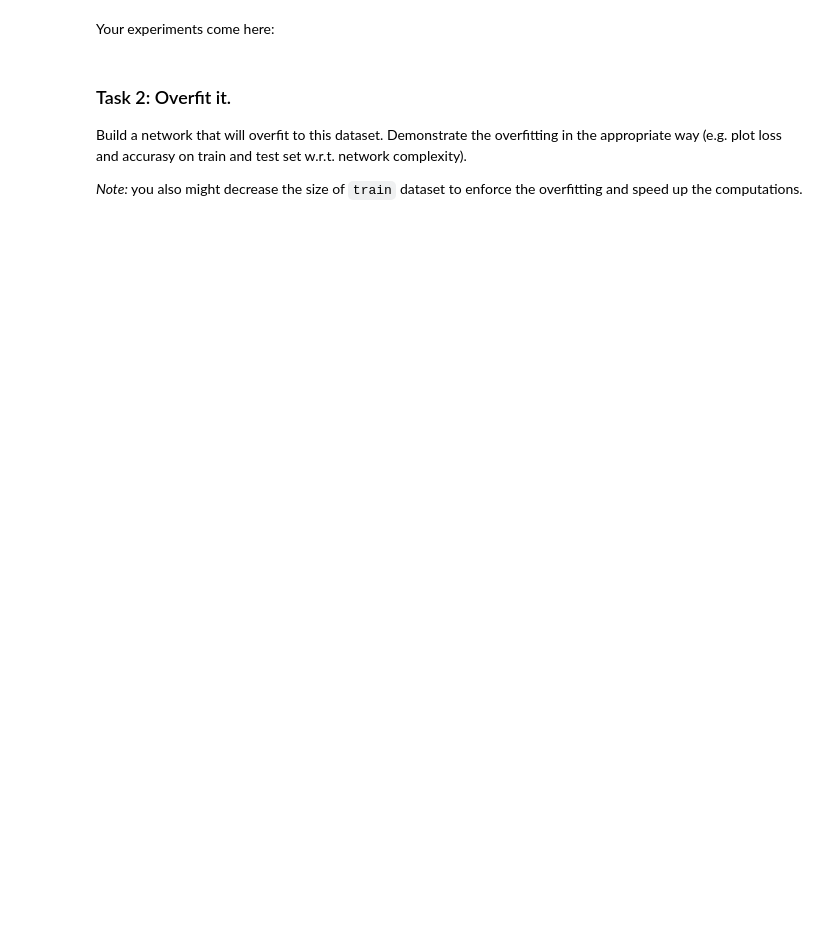
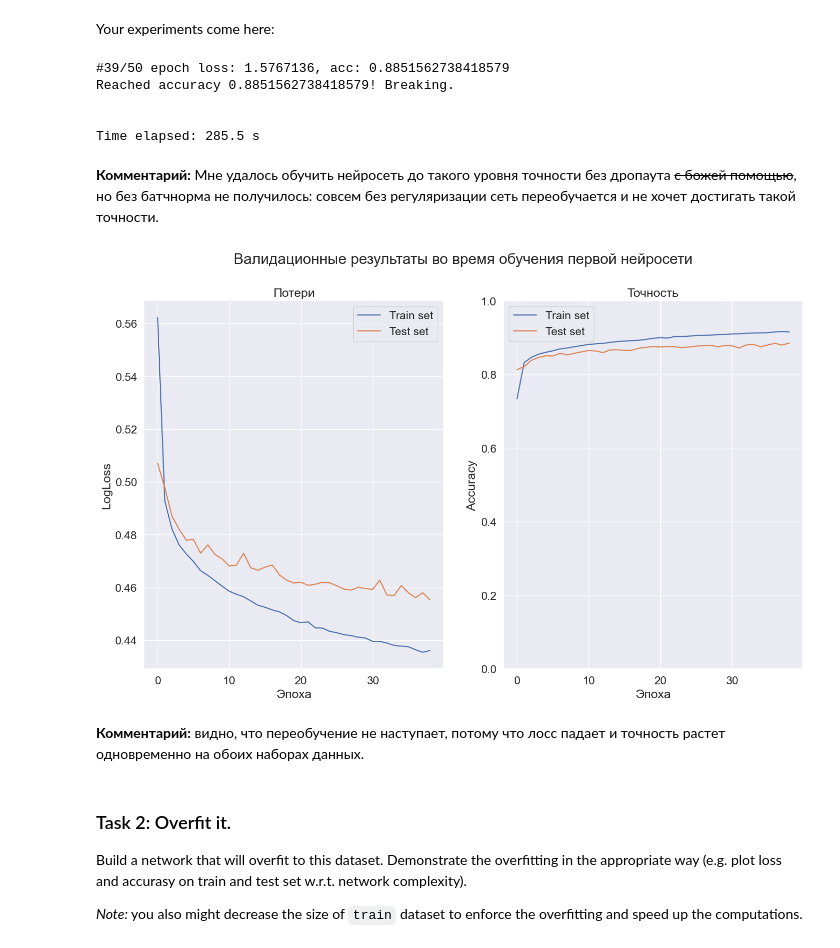
Before and after one commit to JulesIMF/ml-course, a Jupyter notebook: homeworks/lab02_deep_learning/Lab2_DL_part2_overfitting.ipynb, the cells around one changed output. Drawn from its saved outputs; the diff is of its cells as text; code cells hidden in the pictures; blank space fills up the shorter version.

```diff
--- a/homeworks/lab02_deep_learning/Lab2_DL_part2_overfitting.ipynb
+++ b/homeworks/lab02_deep_learning/Lab2_DL_part2_overfitting.ipynb
@@ -86,6 +87,12 @@ train_loader = torch.utils.data.DataLoader(fmnist_dataset_train,
                                            batch_size=128,
                                            shuffle=True,
                                            num_workers=2)
+
+overfit_train_loader = torch.utils.data.DataLoader(Subset(fmnist_dataset_train, torch.arange(15000)),
+                                           batch_size=128,
+                                           shuffle=True,
+                                           num_workers=2)
+
 test_loader = torch.utils.data.DataLoader(fmnist_dataset_test,
                                           batch_size=256,
                                           shuffle=False,
@@ -165,7 +179,7 @@ def accuracy(predictions, labels):
     acc = torch.sum(torch.eq(input=torch.argmax(predictions, dim=1), other=labels))
     return acc / len(labels)
 
-def train(net, n_epoch, train_loader, test_loader, optimizer, criterion):
+def train(net, n_epoch, train_loader, test_loader, optimizer, criterion, acc_break = 1.0):
     train_loss_history = []
     train_acc_history = []
     test_loss_history = []
@@ -209,12 +223,12 @@ def train(net, n_epoch, train_loader, test_loader, optimizer, criterion):
             mean_acc = total_acc / iters
             test_loss_history.append(mean_loss)
             test_acc_history.append(mean_acc)
-            print(f'#{i + 1}/{n_epoch} epoch loss: {round(mean_loss, 7)}, acc: {mean_acc}', end='\r')
-            if (mean_acc >= 0.885):
-                print("\nReached accuracy {mean_acc}! Breaking.\n")
+            print(f'#{i + 1}/{n_epoch} epoch loss: {round(mean_loss, 7)}, acc: {mean_acc} ({train_acc_history[-1]})', end='\r')
+            if (mean_acc >= acc_break):
+                print(f"\nReached accuracy {mean_acc}! Breaking.\n")
                 break
 
-    print("\n", end='')
+    # print("\n", end='')
     return time() - start, \
            train_loss_history, \
            train_acc_history, \
@@ -236,2 +237,20 @@ Time elapsed: 187.9 s
 # %% [markdown]
 Your experiments come here:
+# %%
+net = TinyNeuralNetwork().to(device)
+optimizer = torch.optim.Adam(net.parameters(), lr=4e-4)
+criterion = nn.CrossEntropyLoss()
+n_epoch = 50
+
+time_tiny, train_loss_tiny, train_acc_tiny, test_loss_tiny, test_acc_tiny = \
+    train(net, n_epoch, train_loader, test_loader, optimizer, criterion, 0.885)
+
+print(f"\nTime elapsed: {round(time_tiny, 1)} s")
+# %% [output]
+#39/50 epoch loss: 1.5767136, acc: 0.8851562738418579
+Reached accuracy 0.8851562738418579! Breaking.
+
+
+Time elapsed: 285.5 s
+# %% [markdown]
+__Комментарий:__ Мне удалось обучить нейросеть до такого уровня точности без дропаута ~~с божей помощью~~, но без батчнорма не получилось: совсем без регуляризации сеть переобучается и не хочет достигать такой точности.
@@ -238,3 +300,10 @@ Your experiments come here:
+# %%
+build_plot("Валидационные результаты во время обучения первой нейросети",
+           train_loss_tiny, test_loss_tiny, train_acc_tiny, test_acc_tiny)
+# %% [output]
+[figure, added]
+# %% [markdown]
+__Комментарий:__ видно, что переобучение не наступает, потому что лосс падает и точность растет одновременно на обоих наборах данных.
 # %% [markdown]
 ### Task 2: Overfit it.
 Build a network that will overfit to this dataset. Demonstrate the overfitting in the appropriate way (e.g. plot loss and accurasy on train and test set w.r.t. network complexity).
```
Also changed, not shown: parts of 11 cells of this notebook.
